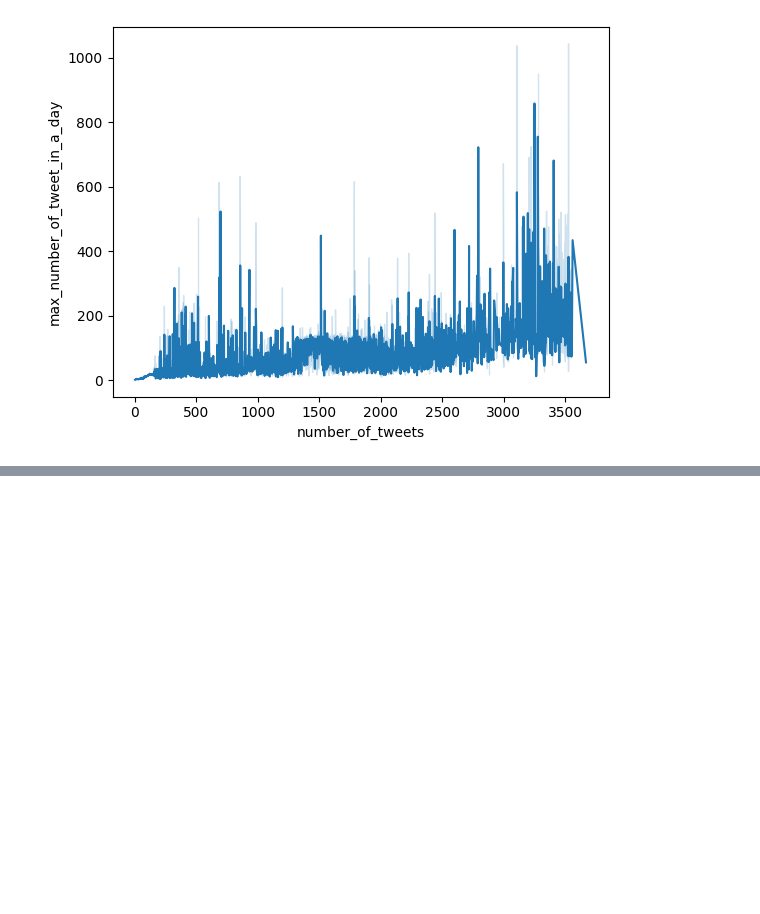
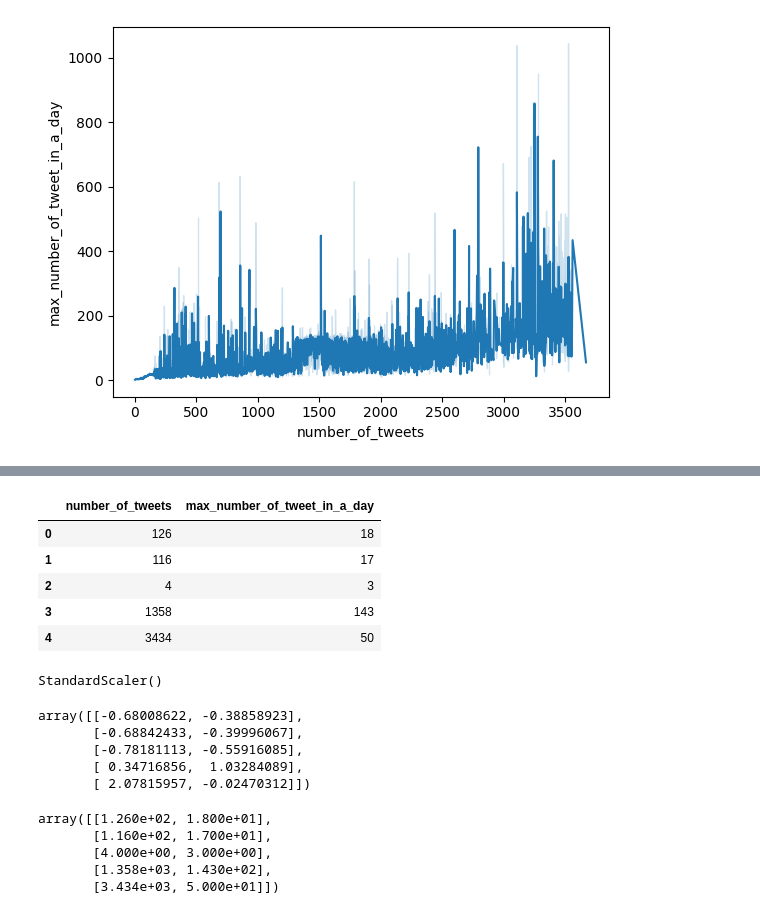
Before and after one commit to The-seven-dwarfs/DataMining-Group7, a Jupyter notebook: 1.3-Attribute_correlation_analysis.ipynb, the cells around one changed output, grey strips where cells are left out. Saved outputs shown, nothing was run; the diff lists cells and outputs as text; code cells hidden in the pictures; blank space fills up the shorter version.

```diff
--- a/1.3-Attribute_correlation_analysis.ipynb
+++ b/1.3-Attribute_correlation_analysis.ipynb
@@ -116,0 +124,9 @@ sns.scatterplot(data=users_df, y="max_number_of_tweet_in_a_day",x="number_of_twe
+# %%
+test_df.head()
+# %% [output]
+|  | number_of_tweets | max_number_of_tweet_in_a_day |
+| 0 | 126 | 18 |
+| 1 | 116 | 17 |
+| 2 | 4 | 3 |
+| 3 | 1358 | 143 |
+| 4 | 3434 | 50 |
@@ -116,0 +135,21 @@ sns.scatterplot(data=users_df, y="max_number_of_tweet_in_a_day",x="number_of_twe
+# %%
+scaler = StandardScaler()
+scaler.fit(test_df.values)
+# %% [output]
+StandardScaler()
+# %%
+scaler.transform(test_df.head().values)
+# %% [output]
+array([[-0.68008622, -0.38858923],
+       [-0.68842433, -0.39996067],
+       [-0.78181113, -0.55916085],
+       [ 0.34716856,  1.03284089],
+       [ 2.07815957, -0.02470312]])
+# %%
+scaler.inverse_transform(scaler.transform(test_df.head().values))
+# %% [output]
+array([[1.260e+02, 1.800e+01],
+       [1.160e+02, 1.700e+01],
+       [4.000e+00, 3.000e+00],
+       [1.358e+03, 1.430e+02],
+       [3.434e+03, 5.000e+01]])
```
Also changed, not shown: parts of 9 cells of this notebook.
